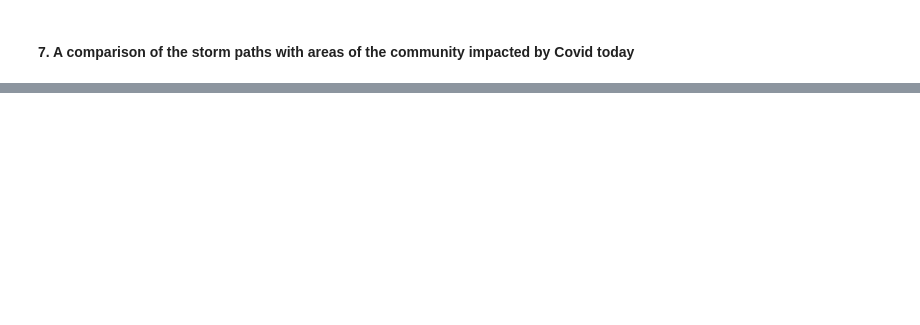
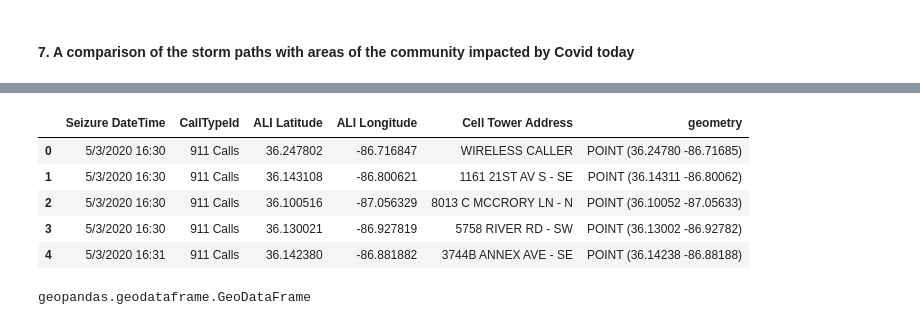
Before and after one commit to KYandow/metro-nashville-emergency-response-Python, a Jupyter notebook: notebook/911_project_nz.ipynb, the cells around one changed output, grey strips where cells are left out. Saved outputs shown, nothing was run; the diff lists cells and outputs as text; code cells hidden in the pictures; blank space fills up the shorter version.

```diff
--- a/notebook/911_project_nz.ipynb
+++ b/notebook/911_project_nz.ipynb
@@ -30,0 +68,3 @@ SyntaxError: invalid syntax (<ipython-input-31-d34a419c4e56>, line 1)
+# %%
+derecho911_df = pd.read_csv('../data/911_Phone_Calls_Derecho_050320_050420.csv')
+tornado911_df = pd.read_csv('../data/911_Phone_Calls_Tornado_030320.csv')
@@ -30,0 +103,5 @@ SyntaxError: invalid syntax (<ipython-input-31-d34a419c4e56>, line 1)
+# %%
+derecho911_df['geometry'] = derecho911_df.apply(lambda x: Point((float(x['ALI Latitude']),
+                                                         float(x['ALI Longitude']))),
+                                        axis=1)
+derecho911_df.head(3)
@@ -30,0 +159,17 @@ SyntaxError: invalid syntax (<ipython-input-31-d34a419c4e56>, line 1)
+# %%
+derecho911_geo = gpd.GeoDataFrame(derecho911_df,
+                           crs = zipcodes.crs,
+                           geometry = derecho911_df['geometry'])
+# %%
+derecho911_geo.head()
+# %% [output]
+|  | Seizure DateTime | CallTypeId | ALI Latitude | ALI Longitude | Cell Tower Address | geometry |
+| 0 | 5/3/2020 16:30 | 911 Calls | 36.247802 | -86.716847 | WIRELESS CALLER | POINT (36.24780 -86.71685) |
+| 1 | 5/3/2020 16:30 | 911 Calls | 36.143108 | -86.800621 | 1161 21ST AV S - SE | POINT (36.14311 -86.80062) |
+| 2 | 5/3/2020 16:30 | 911 Calls | 36.100516 | -87.056329 | 8013 C MCCRORY LN - N | POINT (36.10052 -87.05633) |
+| 3 | 5/3/2020 16:30 | 911 Calls | 36.130021 | -86.927819 | 5758 RIVER RD - SW | POINT (36.13002 -86.92782) |
+| 4 | 5/3/2020 16:31 | 911 Calls | 36.142380 | -86.881882 | 3744B ANNEX AVE - SE | POINT (36.14238 -86.88188) |
+# %%
+type(derecho911_geo)
+# %% [output]
+geopandas.geodataframe.GeoDataFrame
```
Also changed, not shown: parts of 18 cells of this notebook, 13 other files.
